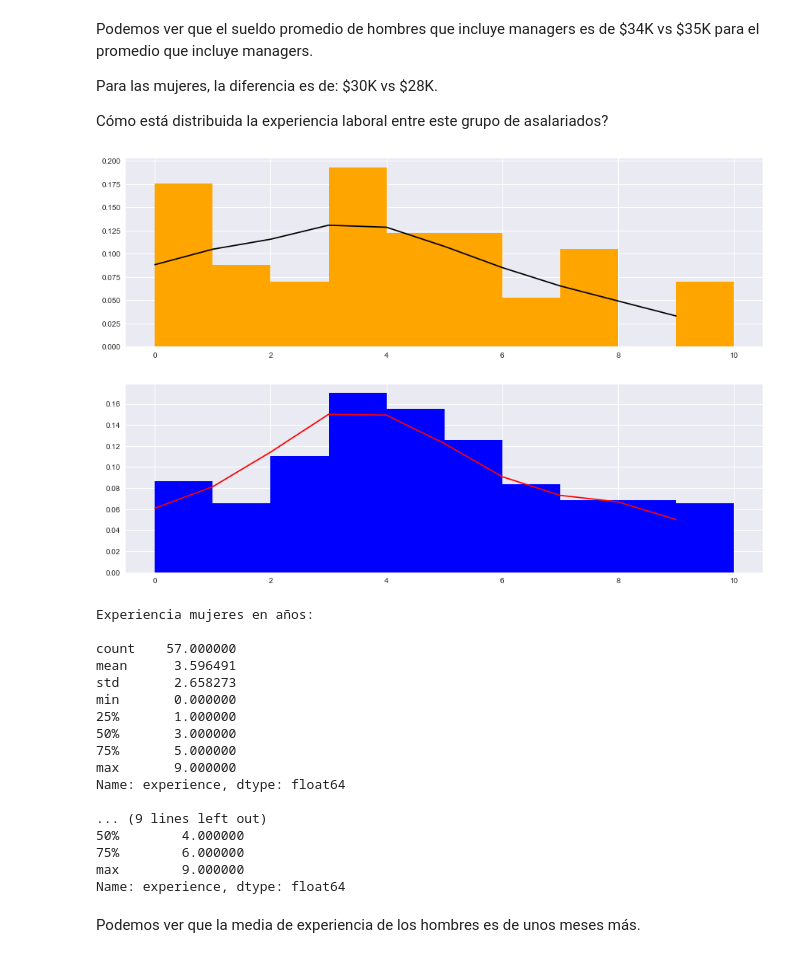
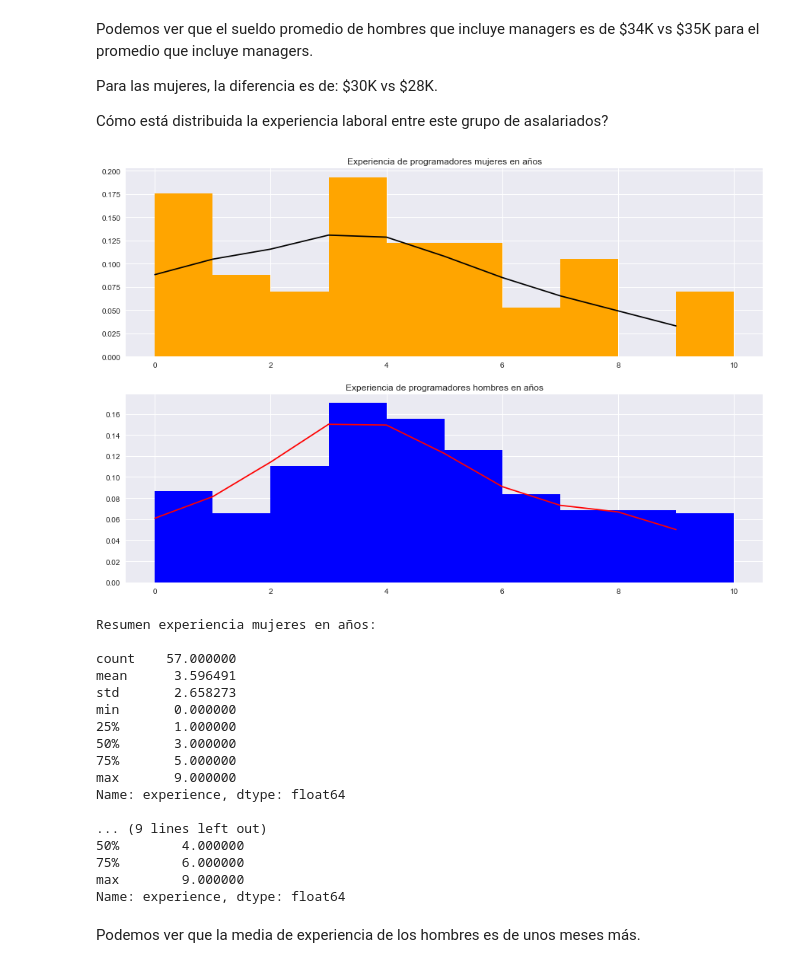
Before and after one commit to AndresOsinski/EncuestaSalarial2018, a Jupyter notebook: Sueldos.ipynb, the cells around one changed output. Drawn from its saved outputs; the diff is of its cells as text; code cells hidden in the pictures.

```diff
--- a/Sueldos.ipynb
+++ b/Sueldos.ipynb
@@ -216,36 +220,35 @@ Cómo está distribuida la experiencia laboral entre este grupo de asalariados?
 # %%
 w_nonmanagers_exp = w_nonmanagers['experience']
 m_nonmanagers_exp = m_nonmanagers['experience']
-
-plt.title("Experiencia de programadores")
 
 sorted_women = sorted(w_nonmanagers_exp)
 sorted_men = sorted(m_nonmanagers_exp)
 
 m_kernel = stats.gaussian_kde(m_nonmanagers_exp)
 w_kernel = stats.gaussian_kde(w_nonmanagers_exp)
 
 plt.subplot(211)
+plt.title("Experiencia de programadores mujeres en años")
 plt.hist(w_nonmanagers_exp, bins=range(0, 11),  density=True, color='orange')
 plt.plot(sorted_women, w_kernel(sorted_women), color='black')
 
 plt.subplot(212)
-
+plt.title("Experiencia de programadores hombres en años")
 plt.hist(m_nonmanagers_exp, bins=range(0, 11), density=True, color='blue')
 plt.plot(sorted_men, m_kernel(sorted_men), color='red')
 
 
 plt.show()
 # %% [output]
-[figure, old version]
+[figure, new version]
 # %%
-print("Experiencia mujeres en años:\n")
+print("Resumen experiencia mujeres en años:\n")
 print(w_nonmanagers_exp.describe())
 print('\n------------------------\n')
-print("Experiencia hombres en años:\n")
+print("Resumen experiencia hombres en años:\n")
 print(m_nonmanagers_exp.describe())
 # %% [output]
-Experiencia mujeres en años:
+Resumen experiencia mujeres en años:
 
 count    57.000000
 mean      3.596491
```
Also changed, not shown: parts of 14 cells of this notebook.
